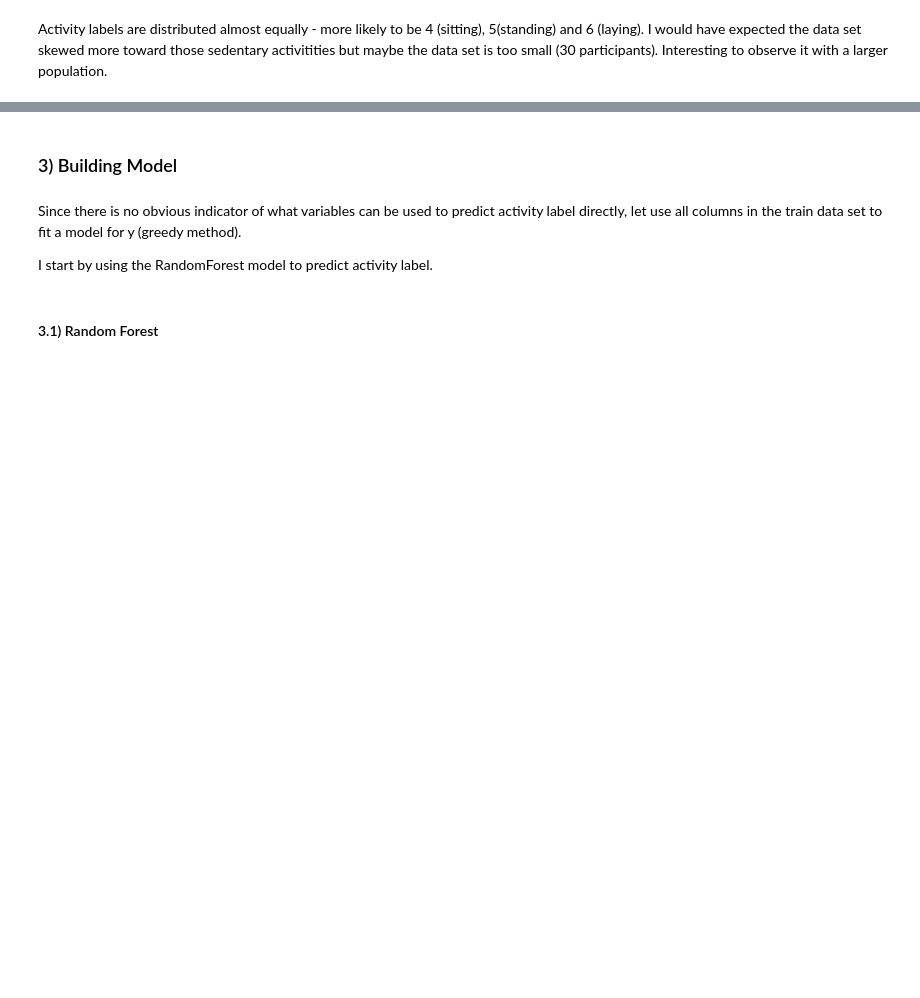
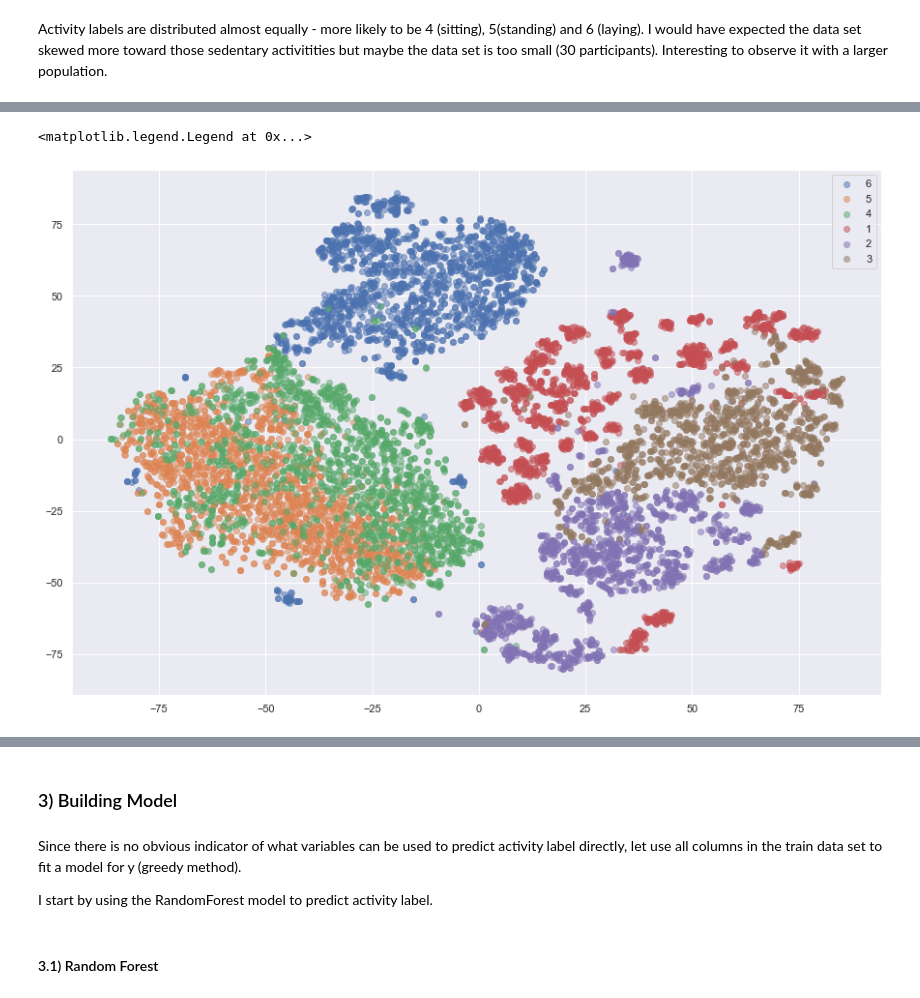
Before and after one commit to phuongddo94/human-activity-recognition, a Jupyter notebook: HAR Notebook.ipynb, the cells around one changed output, grey strips where cells are left out. Cells and saved outputs as stored; diff of their text form; code cells hidden in the pictures; blank space fills up the shorter version.

```diff
--- a/HAR Notebook.ipynb
+++ b/HAR Notebook.ipynb
@@ -130,0 +140,12 @@ all_data =
+# %%
+#Scale fit data
+scaler = StandardScaler()
+tsne_data = scaler.fit_transform(all_data)
+# %%
+# Compress all features into 50 dimensions for quicker tsne processing
+pca = PCA(n_components=50, random_state = 42)
+tsne_data = pca.fit_transform(tsne_data)
+# %%
+#Prepare tsne data, compressed components down to 2 for visualisation.
+
+tsne_data_transformed = TSNE(random_state=42, n_components=2, verbose=1).fit_transform(tsne_data)
@@ -130,0 +170,16 @@ all_data =
+# %%
+#Plot TSNE data
+label_counts = all_label['Activity Label'].value_counts()
+plt.figure(figsize=(15,10))
+
+for i, group in enumerate(label_counts.index):
+    mask = (all_label['Activity Label']==group).values
+    plt.scatter(x=tsne_data_transformed[mask][:,0]
+               ,y=tsne_data_transformed[mask][:,1]
+               ,alpha=0.5
+               ,cmap='viridis'
+               ,label=group)
+plt.legend()
+# %% [output]
+<matplotlib.legend.Legend at 0x...>
+[figure, added]
```
Also changed, not shown: parts of 16 cells of this notebook.
